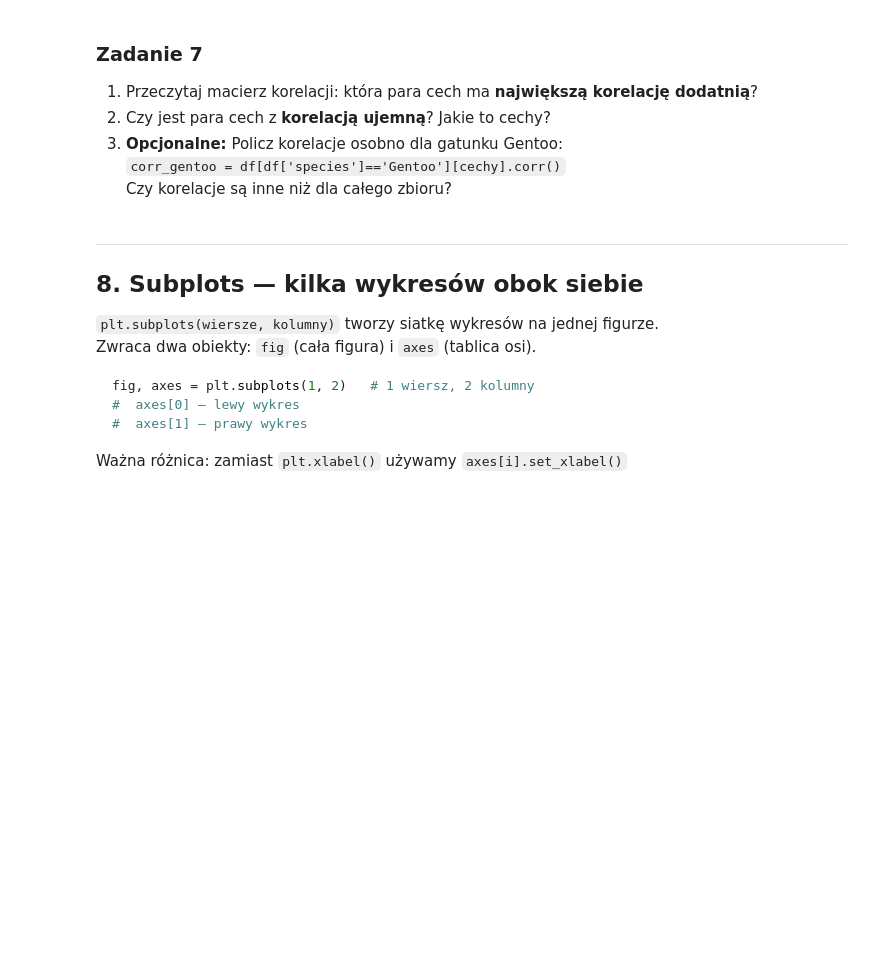
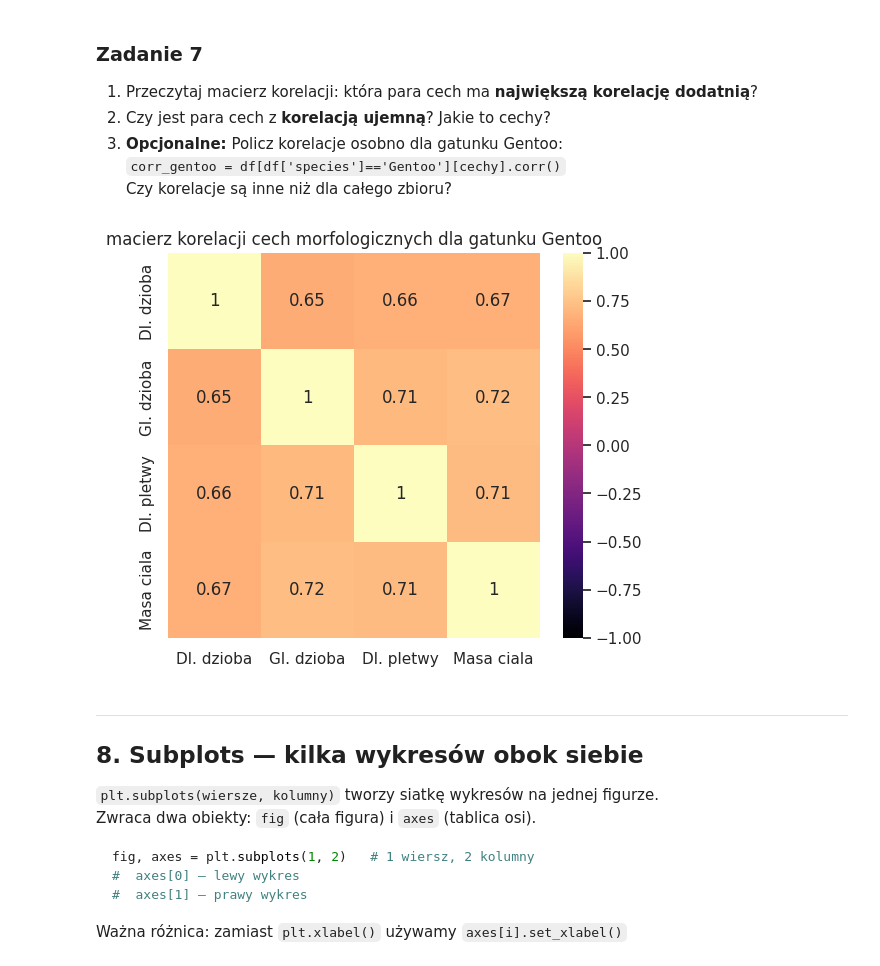
Before and after one commit to ligusoliwia/podstawy_programowania, a Jupyter notebook: SEM2/moduły_python/cwiczenia/cwiczenia_4.ipynb, the cells around one changed output. Saved outputs shown, nothing was run; the diff lists cells and outputs as text; code cells hidden in the pictures; blank space fills up the shorter version.

```diff
--- a/SEM2/moduły_python/cwiczenia/cwiczenia_4.ipynb
+++ b/SEM2/moduły_python/cwiczenia/cwiczenia_4.ipynb
@@ -691,10 +722,25 @@ etykiety = ['Dl. dzioba', 'Gl. dzioba', 'Dl. pletwy', 'Masa ciala']
    Czy korelacje są inne niż dla całego zbioru?
 # %%
 # Twoje odpowiedzi:
-# 1.
-# 2.
+# 1. masa ciała i długość płetwy
+# 2. głębokość dzioba i długość płetwy
 
 # Opcjonalne — korelacje dla Gentoo:
+corr_gento = ping[ping["species"]=="Gentoo"][cechy].corr()
+
+plt.figure(figsize=(6,5))
+sns.heatmap(corr_gento,
+            annot=True, #pokazuje wartosc na kazdym kafelku macierzy
+            cmap="magma", #zmiana map kolorów
+            vmin= -1, vmax= 1, #ustawia skale (z boku)
+            xticklabels=etykiety, #dodanie custom etykiet
+            yticklabels=etykiety,
+            )
+
+plt.title("macierz korelacji cech morfologicznych dla gatunku Gentoo")
+plt.show()
+# %% [output]
+[figure, added]
 # %% [markdown]
 ---
 ## 8. Subplots — kilka wykresów obok siebie
```
Also changed, not shown: parts of 6 cells of this notebook, 1 other file.
